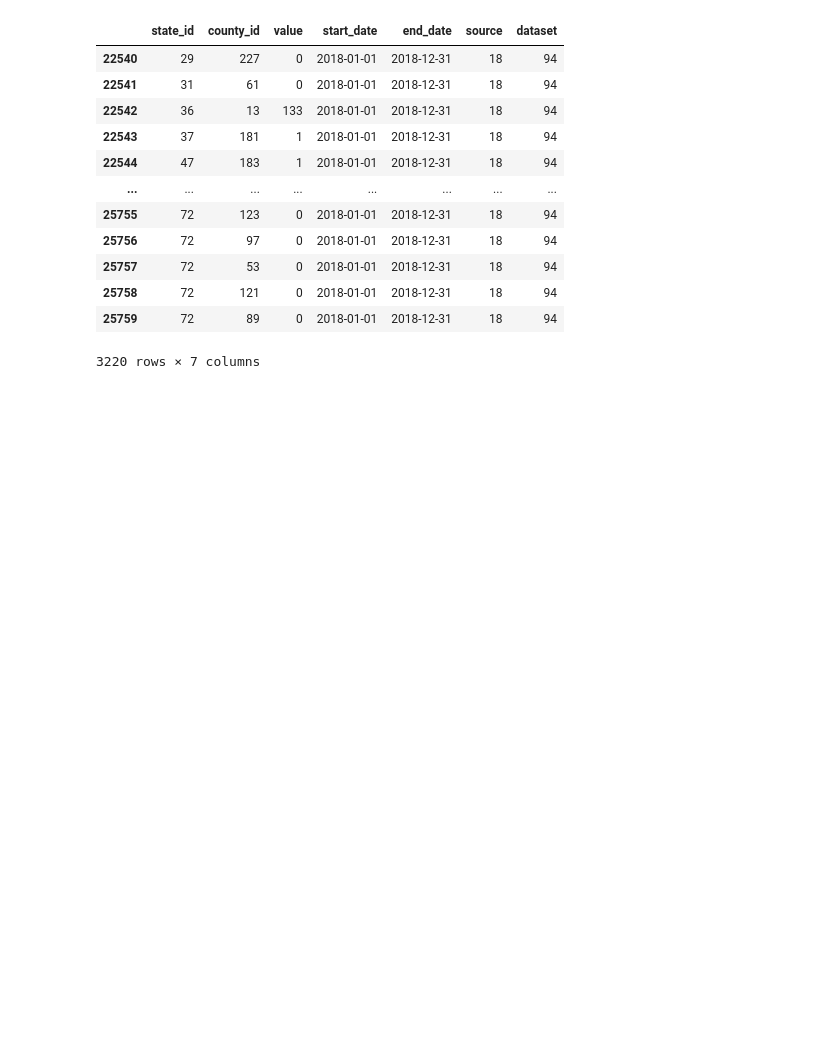
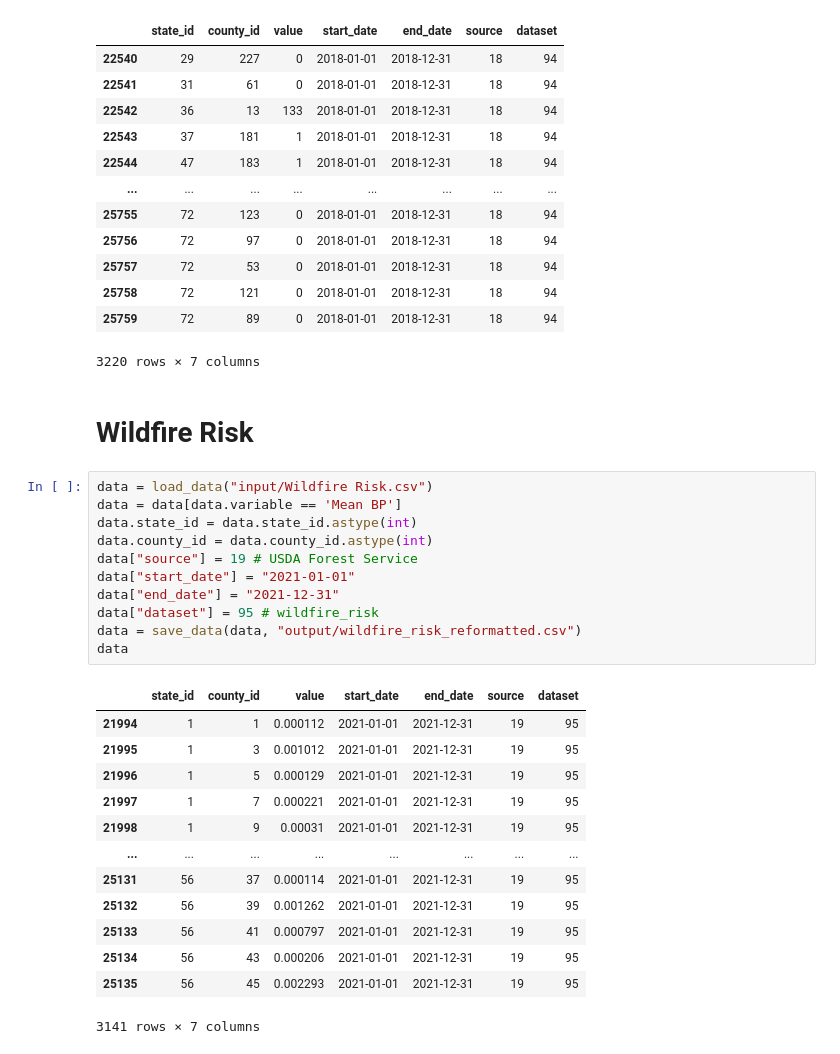
Before and after one commit to cypressf/climate-map-tests, a Jupyter notebook: reformat-for-database/reformat-data.ipynb, the cells around one changed output. Cells and saved outputs as stored; diff of their text form; blank space fills up the shorter version.

Commit message:
Reformat wildfire risk data
Relates to https://github.com/cypressf/mit-climate-data-viz/issues/238

```diff
--- a/reformat-for-database/reformat-data.ipynb
+++ b/reformat-for-database/reformat-data.ipynb
@@ -264,3 +264,30 @@ data
 | 25758 | 72 | 121 | 0 | 2018-01-01 | 2018-12-31 | 18 | 94 |
 | 25759 | 72 | 89 | 0 | 2018-01-01 | 2018-12-31 | 18 | 94 |
 3220 rows × 7 columns
+# %% [markdown]
+# Wildfire Risk
+# %%
+data = load_data("input/Wildfire Risk.csv")
+data = data[data.variable == 'Mean BP']
+data.state_id = data.state_id.astype(int)
+data.county_id = data.county_id.astype(int)
+data["source"] = 19 # USDA Forest Service
+data["start_date"] = "2021-01-01"
+data["end_date"] = "2021-12-31"
+data["dataset"] = 95 # wildfire_risk
+data = save_data(data, "output/wildfire_risk_reformatted.csv")
+data
+# %% [output]
+|  | state_id | county_id | value | start_date | end_date | source | dataset |
+| 21994 | 1 | 1 | 0.000112 | 2021-01-01 | 2021-12-31 | 19 | 95 |
+| 21995 | 1 | 3 | 0.001012 | 2021-01-01 | 2021-12-31 | 19 | 95 |
+| 21996 | 1 | 5 | 0.000129 | 2021-01-01 | 2021-12-31 | 19 | 95 |
+| 21997 | 1 | 7 | 0.000221 | 2021-01-01 | 2021-12-31 | 19 | 95 |
+| 21998 | 1 | 9 | 0.00031 | 2021-01-01 | 2021-12-31 | 19 | 95 |
+| ... | ... | ... | ... | ... | ... | ... | ... |
+| 25131 | 56 | 37 | 0.000114 | 2021-01-01 | 2021-12-31 | 19 | 95 |
+| 25132 | 56 | 39 | 0.001262 | 2021-01-01 | 2021-12-31 | 19 | 95 |
+| 25133 | 56 | 41 | 0.000797 | 2021-01-01 | 2021-12-31 | 19 | 95 |
+| 25134 | 56 | 43 | 0.000206 | 2021-01-01 | 2021-12-31 | 19 | 95 |
+| 25135 | 56 | 45 | 0.002293 | 2021-01-01 | 2021-12-31 | 19 | 95 |
+3141 rows × 7 columns
```
Also changed, not shown: parts of 1 cell of this notebook, 2 other files.
